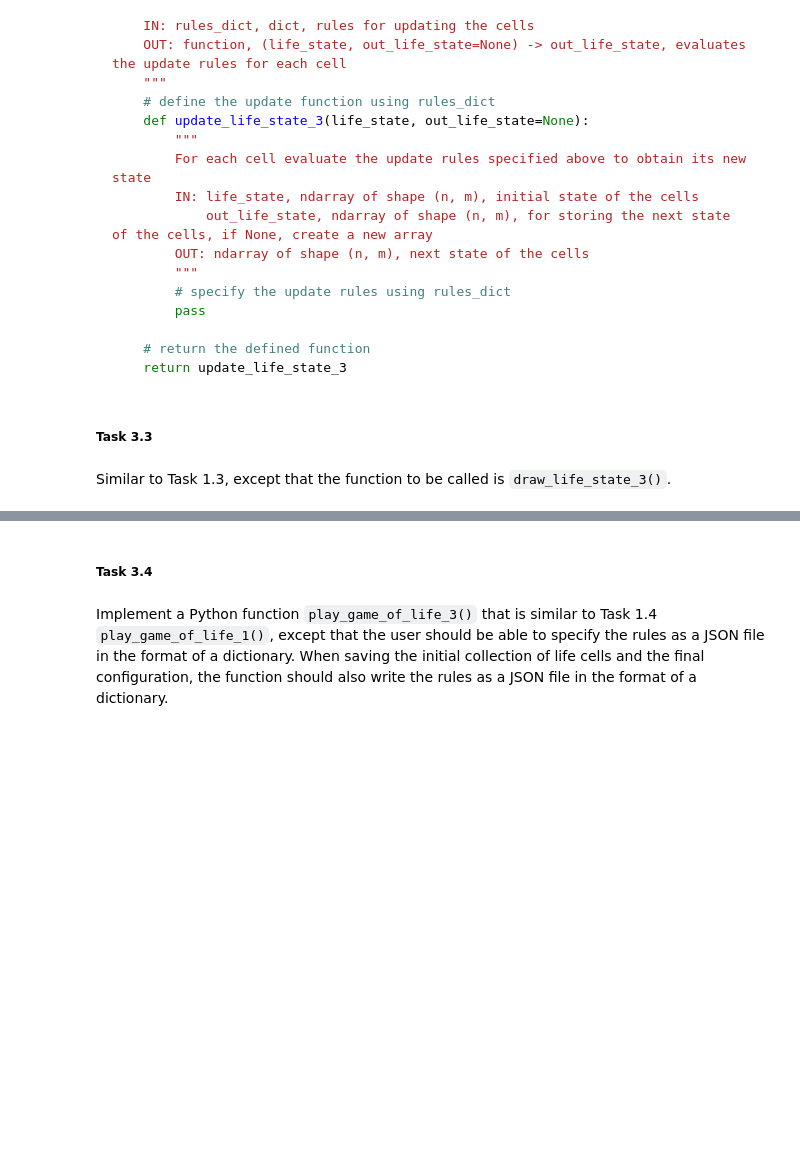
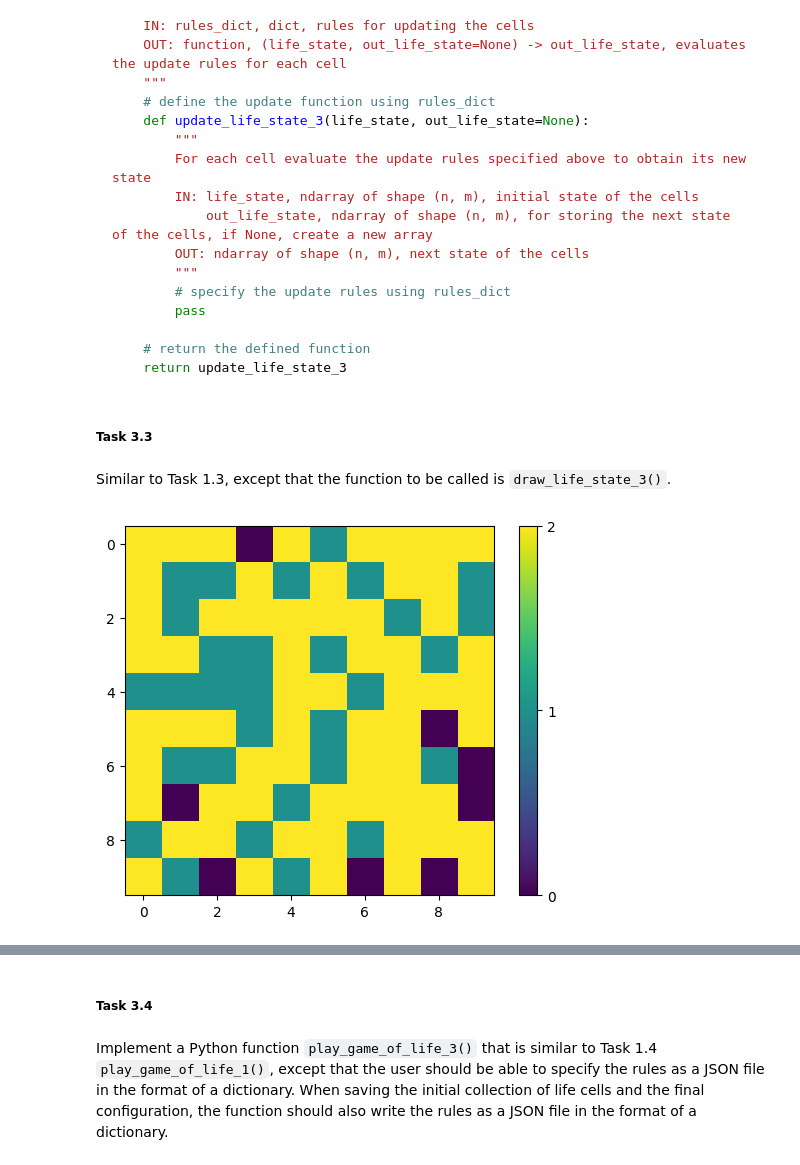
Before and after one commit to christopherlam1016/CS211GameOfLife, a Jupyter notebook: GameOfLife/Topic1.ipynb, the cells around one changed output, grey strips where cells are left out. Drawn from its saved outputs; the diff is of its cells as text; code cells hidden in the pictures; blank space fills up the shorter version.

```diff
--- a/GameOfLife/Topic1.ipynb
+++ b/GameOfLife/Topic1.ipynb
@@ -616,3 +732,90 @@ def generate_update_life_state_3(rules_dict):
 ##### Task 3.3
 # %% [markdown]
 Similar to Task 1.3, except that the function to be called is `draw_life_state_3()`.
+# %%
+def draw_life_state_3(life_state):
+    """
+    Display the 2D positions of the selected collection of cells (2D points)
+    IN: life_state, ndarray of shape (n, m), initial state of the cells
+    OUT: None
+    """
+    # display the state
+    plt.imshow(life_state, cmap='viridis')
+
+    # add a legend with discrete values
+    plt.colorbar(ticks=np.unique(life_state))
+    plt.show()
+# %%
+if __name__ == "__main__":
+    # generate initial state
+    np.random.seed(211)
+    n = 10
+    m = 10
+    p_list = [0.1, 0.3, 0.6]
+    states_list = [0, 1, 2]
+
+    rules = {
+    0: [  # removed cells
+        {
+            "turn_to": 0  # always stay removed
+        }
+    ],
+    1: [  # susceptible cells
+        {
+            "neighbor_to": {
+                "if": [  # adjacent to at least 1 infected cell (type 2)
+                    {
+                        "at_least": 1,
+                        "at_most": 9,  # always true
+                        "type": 2
+                    }
+                ],
+                "then": {
+                    "probability": [  # 25% chance of getting infected and 75% chance of staying susceptible
+                        {
+                            "value": 0.25,  # transmission rate 25%
+                            "then": {
+                                "turn_to": 2
+                            },
+                        },
+                        {
+                            "value": 0.75,  # leftover 75%
+                            "then": {
+                                "turn_to": 1
+                            }
+                        }
+                    ]
+                }
+            }
+        }
+    ],
+    2: [
+        {  # infected cells
+            "probability": [  # 50% chance of recovering and 50% chance of staying infected
+                {
+                    "value": 0.5,  # recovery rate 50%
+                    "then": {
+                        "turn_to": 0
+                    }
+                },
+                {
+                    "value": 0.5,  # leftover 50%
+                    "then": {
+                        "turn_to": 2
+                    }
+                }
+            ]
+        }
+    ]
+}
+
+    life_state = init_life_state_3(n, m, p_list, states_list)
+    original_life_state = life_state.copy()
+
+    draw_life_state_3(life_state)
+
+    # update the grid
+    life_state = update_life_state_3(life_state, rules)
+    draw_life_state_3(life_state)
+# %% [output]
+[figure, added]
```
Also changed, not shown: parts of 15 cells of this notebook, 4 other files.
